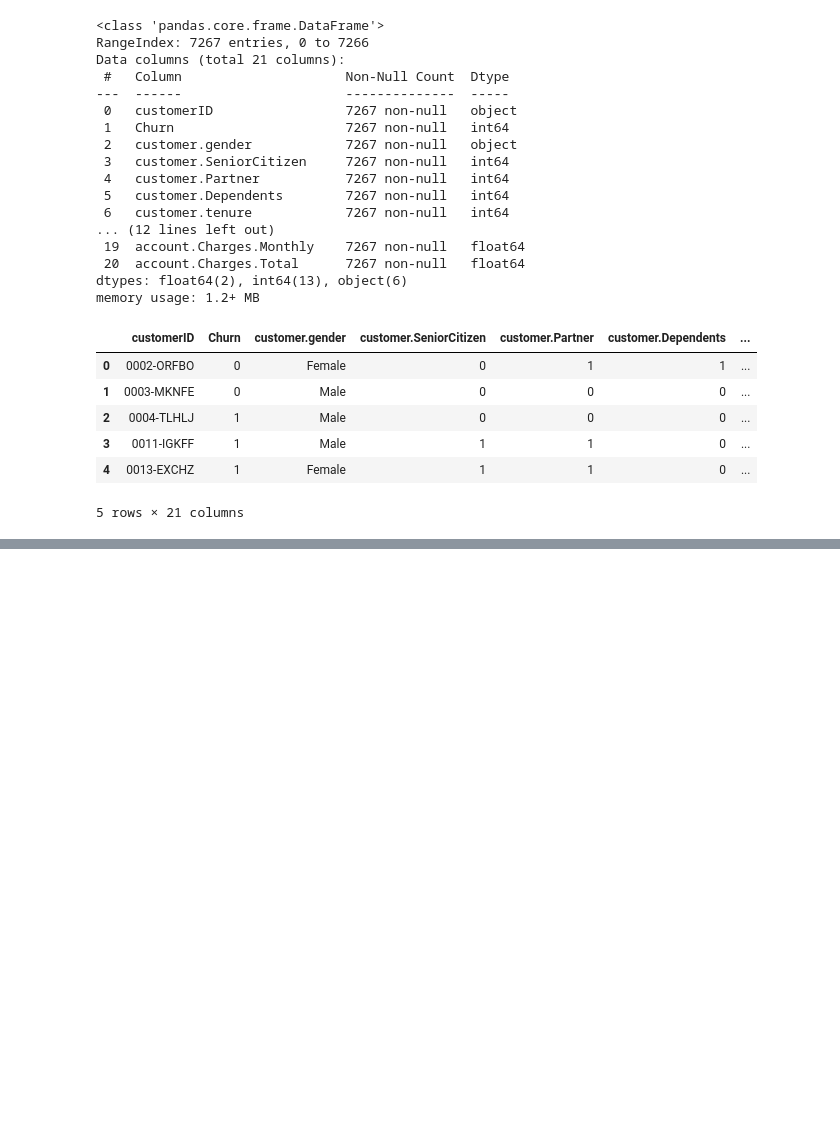
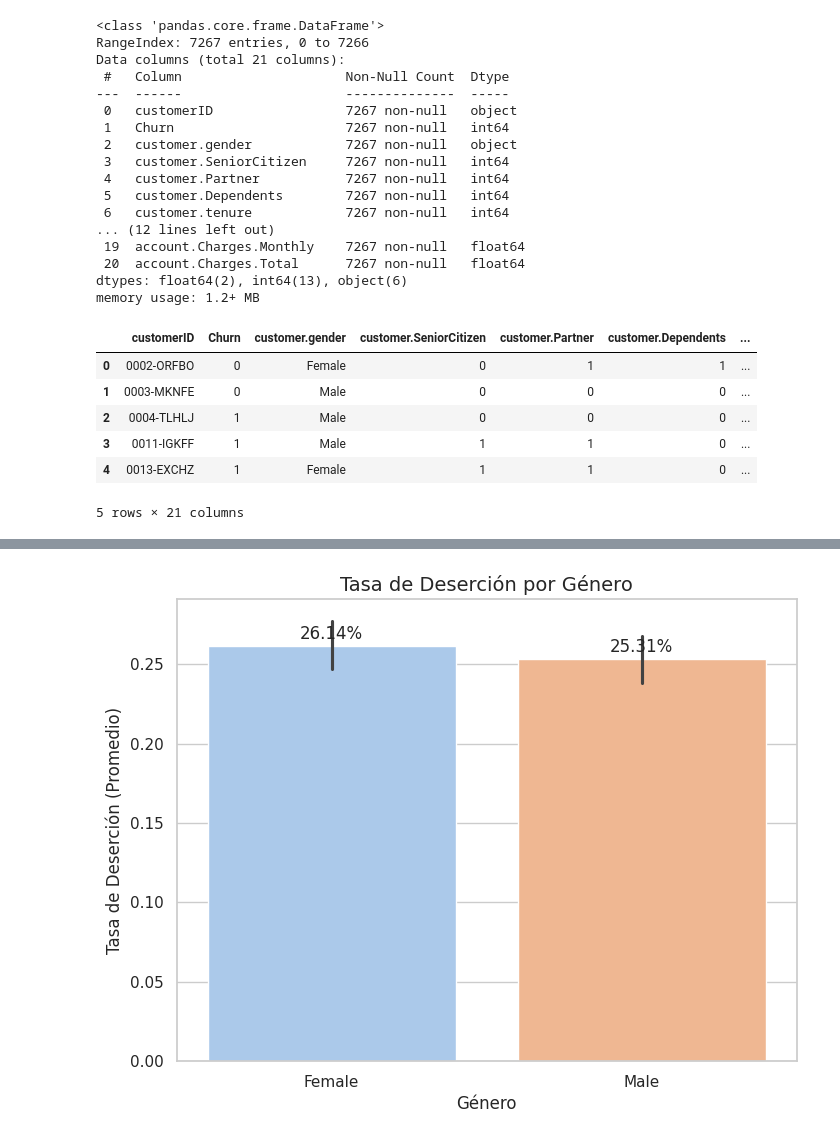
Before and after one commit to lstredel/Challenge-Telecom-X, a Jupyter notebook: Challenge_TelecomX.ipynb, the cells around one changed output, grey strips where cells are left out. Cells and saved outputs as stored; diff of their text form; code cells hidden in the pictures; blank space fills up the shorter version.

```diff
--- a/Challenge_TelecomX.ipynb
+++ b/Challenge_TelecomX.ipynb
@@ -1550,0 +532,25 @@ print(f"3. Los Hogares con Streaming representan un segmento de alta lealtad.")
+# %%
+# 1. Configuramos el tamaño y estilo
+plt.figure(figsize=(8, 6))
+sns.set_style("whitegrid")
+
+# 2. Creamos el gráfico
+# Usamos 'Genero' en el eje X y 'Desercion' en el Y
+ax = sns.barplot(x='Genero', y='Desercion', data=df, palette='pastel', hue='Genero', legend=False)
+
+# 3. Personalización
+plt.title('Tasa de Deserción por Género', fontsize=14)
+plt.xlabel('Género')
+plt.ylabel('Tasa de Deserción (Promedio)')
+
+# Añadimos las etiquetas de porcentaje sobre las barras
+for p in ax.patches:
+    ax.annotate(format(p.get_height(), '.2%'),
+                (p.get_x() + p.get_width() / 2., p.get_height()),
+                ha = 'center', va = 'center',
+                xytext = (0, 9),
+                textcoords = 'offset points')
+
+plt.show()
+# %% [output]
+[figure, added]
```
Also changed, not shown: parts of 177 cells of this notebook.
